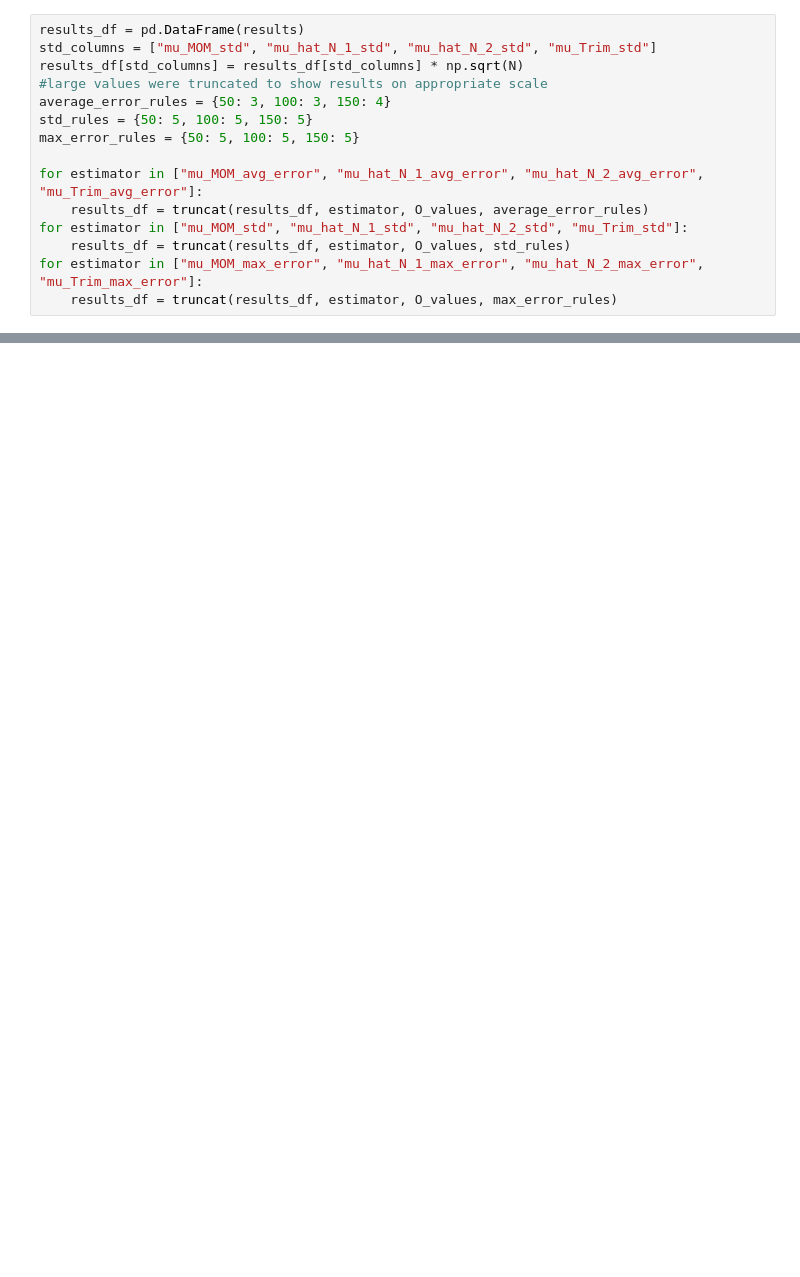
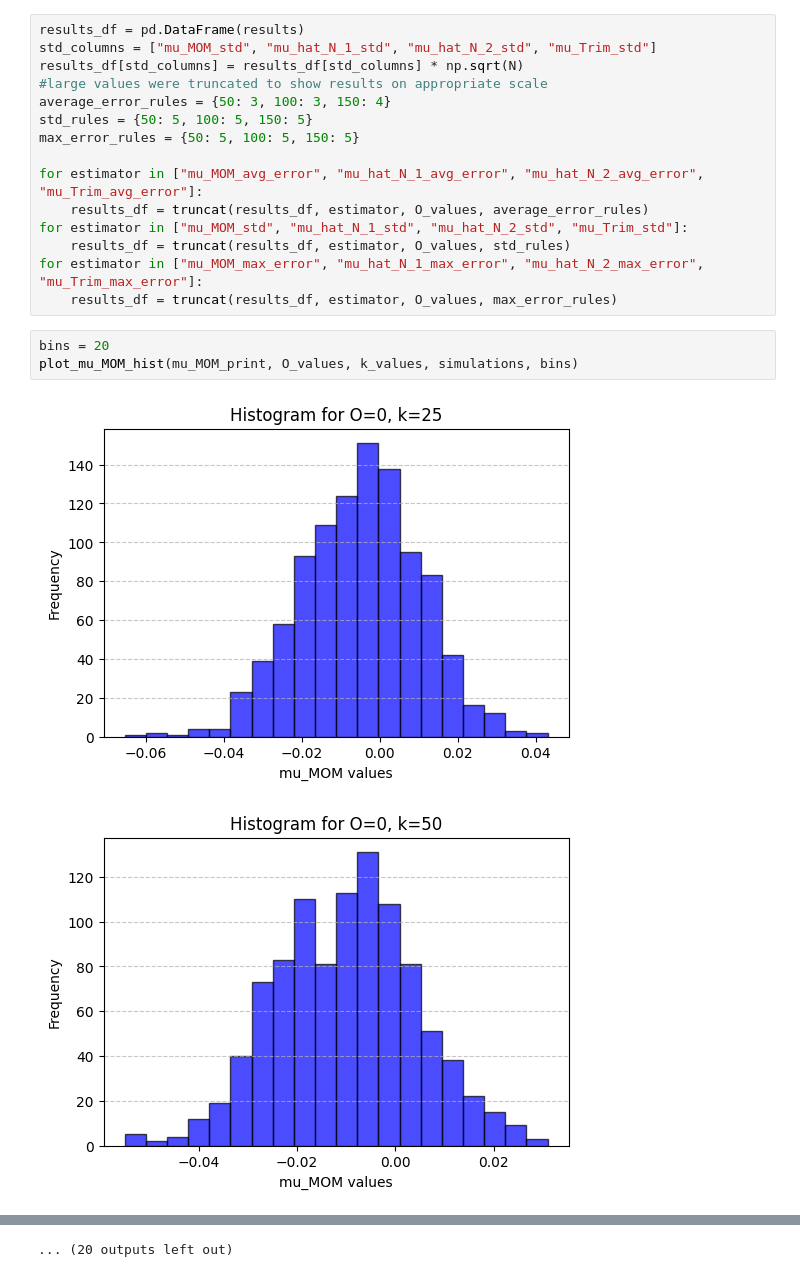
Before and after one commit to mingyuzhang2/Robust-and-efficient-mean-estimation, a Jupyter notebook: Duplication_of_simulations.ipynb, the cells around one changed output, grey strips where cells are left out. Cells and saved outputs as stored; diff of their text form; blank space fills up the shorter version.

Commit message:
update plots of MoM

```diff
--- a/Duplication_of_simulations.ipynb
+++ b/Duplication_of_simulations.ipynb
@@ -142,3 +185,9 @@ for estimator in ["mu_MOM_std", "mu_hat_N_1_std", "mu_hat_N_2_std", "mu_Trim_std
     results_df = truncat(results_df, estimator, O_values, std_rules)
 for estimator in ["mu_MOM_max_error", "mu_hat_N_1_max_error", "mu_hat_N_2_max_error", "mu_Trim_max_error"]:
     results_df = truncat(results_df, estimator, O_values, max_error_rules)
+# %%
+bins = 20
+plot_mu_MOM_hist(mu_MOM_print, O_values, k_values, simulations, bins)
+# %% [output]
+[figure, added]
+[figure, added]
@@ -144,0 +204 @@ for estimator in ["mu_MOM_max_error", "mu_hat_N_1_max_error", "mu_hat_N_2_max_er
+... (20 outputs left out)
```
Also changed, not shown: parts of 7 cells of this notebook.
